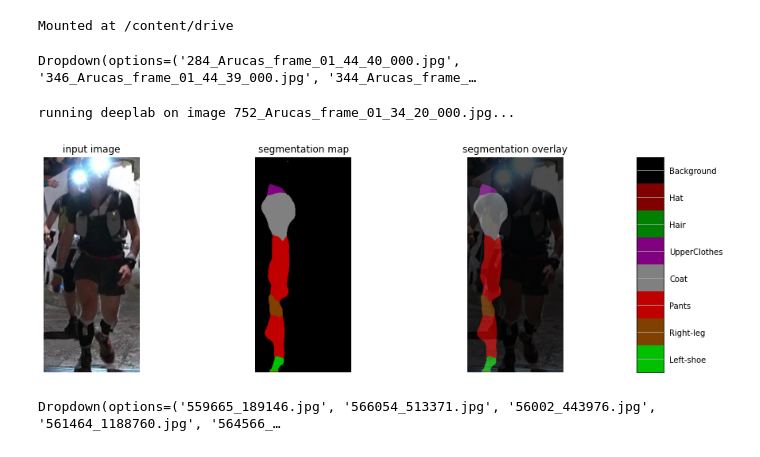
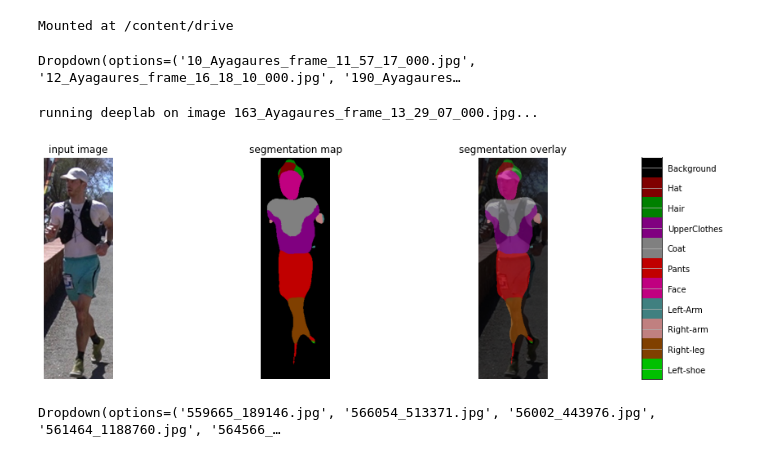
Before and after one commit to darkhorrow/semantic-segmentation-tgc, a Jupyter notebook: deeplabv3/UseDeeplabCustomModel.ipynb, the cells around one changed output. Cells and saved outputs as stored; diff of their text form; code cells hidden in the pictures.

Commit message:
Changed custom dataset visualization

```diff
--- a/deeplabv3/UseDeeplabCustomModel.ipynb
+++ b/deeplabv3/UseDeeplabCustomModel.ipynb
@@ -155,30 +155,30 @@ FULL_COLOR_MAP = label_to_color_image(FULL_LABEL_MAP)
 
 MODEL = DeepLabModel('/content/drive/MyDrive/TFM/model_19_60k/frozen_inference_graph.pb')
 # %%
-image_list_siani = os.listdir('/content/drive/MyDrive/TFM/TGC_places/TGC_places/Arucas/')
+image_list_siani = os.listdir('/content/drive/MyDrive/TFM/TGC_places/TGC_places/Ayagaures/')
 image_picker_siani = widgets.Dropdown(options=image_list_siani, value=image_list_siani[0], disabled=False)
 image_picker_siani
 # %% [output]
-Dropdown(options=('284_Arucas_frame_01_44_40_000.jpg', '346_Arucas_frame_01_44_39_000.jpg', '344_Arucas_frame_…
+Dropdown(options=('10_Ayagaures_frame_11_57_17_000.jpg', '12_Ayagaures_frame_16_18_10_000.jpg', '190_Ayagaures…
 # %%
 def run_visualization_siani(file):
   """Inferences DeepLab model and visualizes result."""
-  path = '/content/drive/MyDrive/TFM/TGC_places/TGC_places/Arucas/'
+  path = '/content/drive/MyDrive/TFM/TGC_places/TGC_places/Ayagaures/'
   try:
     original_im = Image.open(os.path.join(path, file))
   except IOError:
     print('Cannot retrieve image. Please check file: ' + os.path.join(path, file))
     return
 
   print('running deeplab on image %s...' % file)
   resized_im, seg_map = MODEL.run(original_im)
 
   vis_segmentation(resized_im, seg_map)
 
 run_visualization_siani(image_picker_siani.value)
 # %% [output]
-running deeplab on image 752_Arucas_frame_01_34_20_000.jpg...
+running deeplab on image 163_Ayagaures_frame_13_29_07_000.jpg...
-[figure, old version]
+[figure, new version]
 # %%
 image_list = os.listdir('/content/drive/MyDrive/TFM/lip_trainval_images/TrainVal_images/val_images/')
 image_picker = widgets.Dropdown(options=image_list, value=image_list[0], disabled=False)
```
Also changed, not shown: parts of 1 cell of this notebook.
